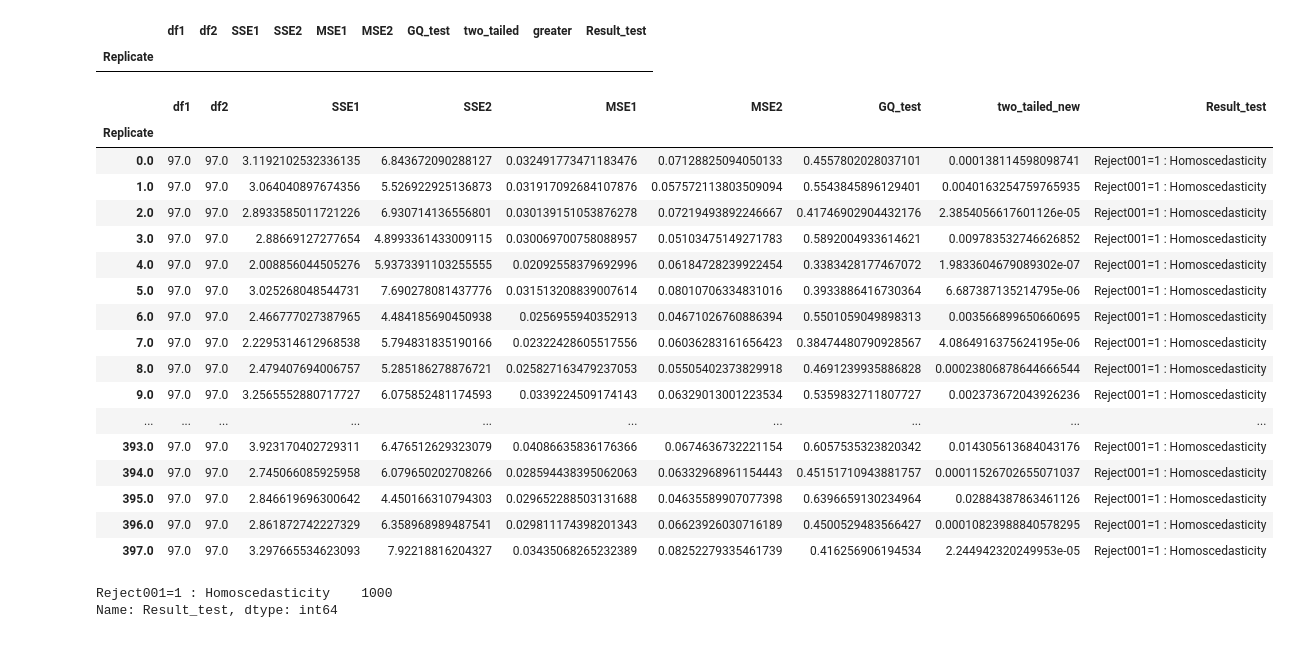
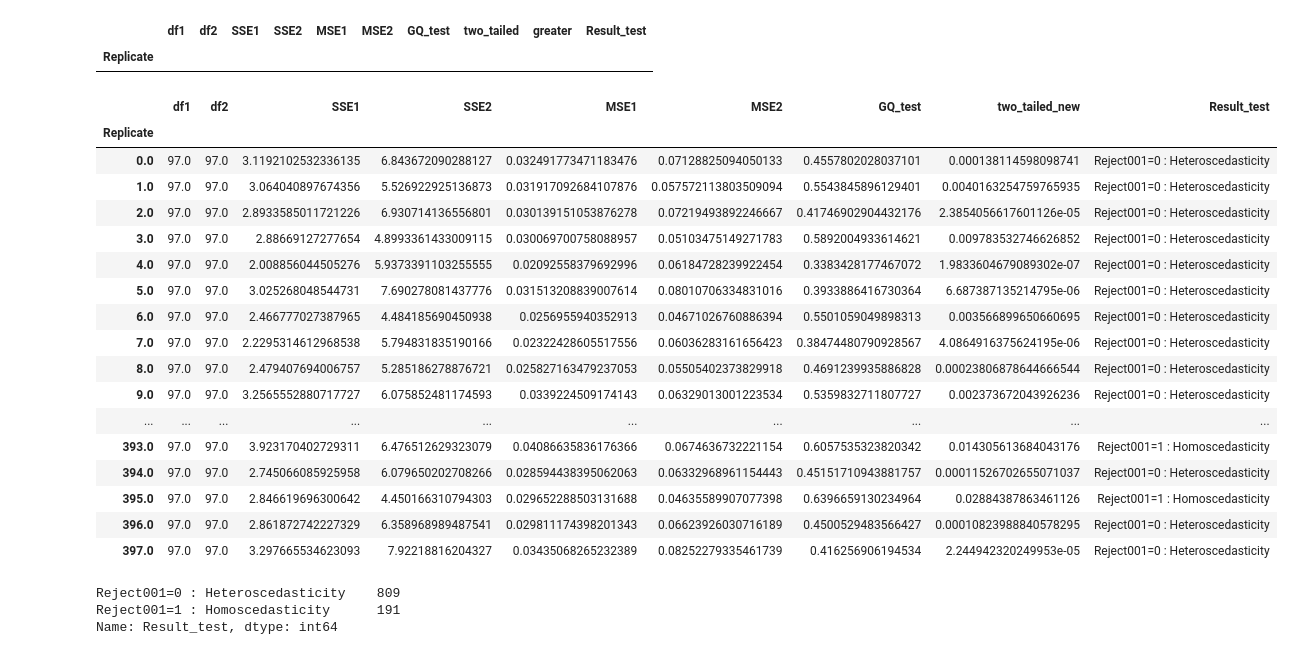
Before and after one commit to iam-fern/Generate_multiplication_incorrect, a Jupyter notebook: GQtest_data_multi_delta_(_0_4)_n250_01.ipynb, the cells around one changed output. Drawn from its saved outputs; the diff is of its cells as text; code cells hidden in the pictures.

```diff
--- a/GQtest_data_multi_delta_(_0_4)_n250_01.ipynb
+++ b/GQtest_data_multi_delta_(_0_4)_n250_01.ipynb
@@ -241,41 +241,42 @@ result.astype(str)
 # %%
 # สร้างตารางผลลัพธ์
 alpha = 0.01
 pd.set_option('display.max_rows', 1000)
 pd.set_option('display.max_columns', 1000)
 pd.set_option('display.width', 1000)
 result=pd.DataFrame({"Replicate":list_replicate, "df1":list_df1, "df2":list_df2, "SSE1":list_SSE1,
                      "SSE2":list_SSE2, "MSE1":list_MSE1, "MSE2":list_MSE2,
                      "GQ_test":list_GQ_test, "two_tailed":list_two_tailed, "greater":list_p_greater})
 result.set_index(['Replicate'], inplace=True)
 
 result['two_tailed_new']=result[["two_tailed","greater"]].apply(lambda value: value[0] if value[0]<0.5 else 2*value[1], axis=1)
-result["Result_test"]=result["two_tailed"].apply(lambda p_value: 'Reject001=0 : Heteroscedasticity'
+result["Result_test"]=result["two_tailed_new"].apply(lambda p_value: 'Reject001=0 : Heteroscedasticity'
                                                                   if p_value < alpha else 'Reject001=1 : Homoscedasticity')
 #two_tailed_new_show=two_tailed_new.drop(columns="greater")
 result_show=result.drop(columns=["two_tailed", "greater"])
 result_show.astype(str)
 # %% [output]
 |  | df1 | df2 | SSE1 | SSE2 | MSE1 | MSE2 | GQ_test | two_tailed_new | Result_test |
 | Replicate |  |  |  |  |  |  |  |  |  |
-| 0.0 | 97.0 | 97.0 | 3.1192102532336135 | 6.843672090288127 | 0.032491773471183476 | 0.07128825094050133 | 0.4557802028037101 | 0.000138114598098741 | Reject001=1 : Homoscedasticity |
-| 1.0 | 97.0 | 97.0 | 3.064040897674356 | 5.526922925136873 | 0.031917092684107876 | 0.057572113803509094 | 0.5543845896129401 | 0.0040163254759765935 | Reject001=1 : Homoscedasticity |
-| 2.0 | 97.0 | 97.0 | 2.8933585011721226 | 6.930714136556801 | 0.030139151053876278 | 0.07219493892246667 | 0.41746902904432176 | 2.3854056617601126e-05 | Reject001=1 : Homoscedasticity |
-| 3.0 | 97.0 | 97.0 | 2.88669127277654 | 4.8993361433009115 | 0.030069700758088957 | 0.05103475149271783 | 0.5892004933614621 | 0.009783532746626852 | Reject001=1 : Homoscedasticity |
-| 4.0 | 97.0 | 97.0 | 2.008856044505276 | 5.9373391103255555 | 0.02092558379692996 | 0.06184728239922454 | 0.3383428177467072 | 1.9833604679089302e-07 | Reject001=1 : Homoscedasticity |
-| 5.0 | 97.0 | 97.0 | 3.025268048544731 | 7.690278081437776 | 0.031513208839007614 | 0.08010706334831016 | 0.3933886416730364 | 6.687387135214795e-06 | Reject001=1 : Homoscedasticity |
-| 6.0 | 97.0 | 97.0 | 2.466777027387965 | 4.484185690450938 | 0.0256955940352913 | 0.04671026760886394 | 0.5501059049898313 | 0.003566899650660695 | Reject001=1 : Homoscedasticity |
-| 7.0 | 97.0 | 97.0 | 2.2295314612968538 | 5.794831835190166 | 0.02322428605517556 | 0.06036283161656423 | 0.38474480790928567 | 4.0864916375624195e-06 | Reject001=1 : Homoscedasticity |
-| 8.0 | 97.0 | 97.0 | 2.479407694006757 | 5.285186278876721 | 0.025827163479237053 | 0.05505402373829918 | 0.4691239935886828 | 0.00023806878644666544 | Reject001=1 : Homoscedasticity |
-| 9.0 | 97.0 | 97.0 | 3.2565552880717727 | 6.075852481174593 | 0.0339224509174143 | 0.06329013001223534 | 0.5359832711807727 | 0.002373672043926236 | Reject001=1 : Homoscedasticity |
+| 0.0 | 97.0 | 97.0 | 3.1192102532336135 | 6.843672090288127 | 0.032491773471183476 | 0.07128825094050133 | 0.4557802028037101 | 0.000138114598098741 | Reject001=0 : Heteroscedasticity |
+| 1.0 | 97.0 | 97.0 | 3.064040897674356 | 5.526922925136873 | 0.031917092684107876 | 0.057572113803509094 | 0.5543845896129401 | 0.0040163254759765935 | Reject001=0 : Heteroscedasticity |
+| 2.0 | 97.0 | 97.0 | 2.8933585011721226 | 6.930714136556801 | 0.030139151053876278 | 0.07219493892246667 | 0.41746902904432176 | 2.3854056617601126e-05 | Reject001=0 : Heteroscedasticity |
+| 3.0 | 97.0 | 97.0 | 2.88669127277654 | 4.8993361433009115 | 0.030069700758088957 | 0.05103475149271783 | 0.5892004933614621 | 0.009783532746626852 | Reject001=0 : Heteroscedasticity |
+| 4.0 | 97.0 | 97.0 | 2.008856044505276 | 5.9373391103255555 | 0.02092558379692996 | 0.06184728239922454 | 0.3383428177467072 | 1.9833604679089302e-07 | Reject001=0 : Heteroscedasticity |
+| 5.0 | 97.0 | 97.0 | 3.025268048544731 | 7.690278081437776 | 0.031513208839007614 | 0.08010706334831016 | 0.3933886416730364 | 6.687387135214795e-06 | Reject001=0 : Heteroscedasticity |
+| 6.0 | 97.0 | 97.0 | 2.466777027387965 | 4.484185690450938 | 0.0256955940352913 | 0.04671026760886394 | 0.5501059049898313 | 0.003566899650660695 | Reject001=0 : Heteroscedasticity |
+| 7.0 | 97.0 | 97.0 | 2.2295314612968538 | 5.794831835190166 | 0.02322428605517556 | 0.06036283161656423 | 0.38474480790928567 | 4.0864916375624195e-06 | Reject001=0 : Heteroscedasticity |
+| 8.0 | 97.0 | 97.0 | 2.479407694006757 | 5.285186278876721 | 0.025827163479237053 | 0.05505402373829918 | 0.4691239935886828 | 0.00023806878644666544 | Reject001=0 : Heteroscedasticity |
+| 9.0 | 97.0 | 97.0 | 3.2565552880717727 | 6.075852481174593 | 0.0339224509174143 | 0.06329013001223534 | 0.5359832711807727 | 0.002373672043926236 | Reject001=0 : Heteroscedasticity |
 | ... | ... | ... | ... | ... | ... | ... | ... | ... | ... |
 | 393.0 | 97.0 | 97.0 | 3.923170402729311 | 6.476512629323079 | 0.04086635836176366 | 0.0674636732221154 | 0.6057535323820342 | 0.014305613684043176 | Reject001=1 : Homoscedasticity |
-| 394.0 | 97.0 | 97.0 | 2.745066085925958 | 6.079650202708266 | 0.028594438395062063 | 0.06332968961154443 | 0.45151710943881757 | 0.00011526702655071037 | Reject001=1 : Homoscedasticity |
+| 394.0 | 97.0 | 97.0 | 2.745066085925958 | 6.079650202708266 | 0.028594438395062063 | 0.06332968961154443 | 0.45151710943881757 | 0.00011526702655071037 | Reject001=0 : Heteroscedasticity |
 | 395.0 | 97.0 | 97.0 | 2.846619696300642 | 4.450166310794303 | 0.029652288503131688 | 0.04635589907077398 | 0.6396659130234964 | 0.02884387863461126 | Reject001=1 : Homoscedasticity |
-| 396.0 | 97.0 | 97.0 | 2.861872742227329 | 6.358968989487541 | 0.029811174398201343 | 0.06623926030716189 | 0.4500529483566427 | 0.00010823988840578295 | Reject001=1 : Homoscedasticity |
-| 397.0 | 97.0 | 97.0 | 3.297665534623093 | 7.92218816204327 | 0.03435068265232389 | 0.08252279335461739 | 0.416256906194534 | 2.244942320249953e-05 | Reject001=1 : Homoscedasticity |
+| 396.0 | 97.0 | 97.0 | 2.861872742227329 | 6.358968989487541 | 0.029811174398201343 | 0.06623926030716189 | 0.4500529483566427 | 0.00010823988840578295 | Reject001=0 : Heteroscedasticity |
+| 397.0 | 97.0 | 97.0 | 3.297665534623093 | 7.92218816204327 | 0.03435068265232389 | 0.08252279335461739 | 0.416256906194534 | 2.244942320249953e-05 | Reject001=0 : Heteroscedasticity |
 # %%
 result_show['Result_test'].value_counts()
 # %% [output]
-Reject001=1 : Homoscedasticity    1000
+Reject001=0 : Heteroscedasticity    809
+Reject001=1 : Homoscedasticity      191
 Name: Result_test, dtype: int64
```
